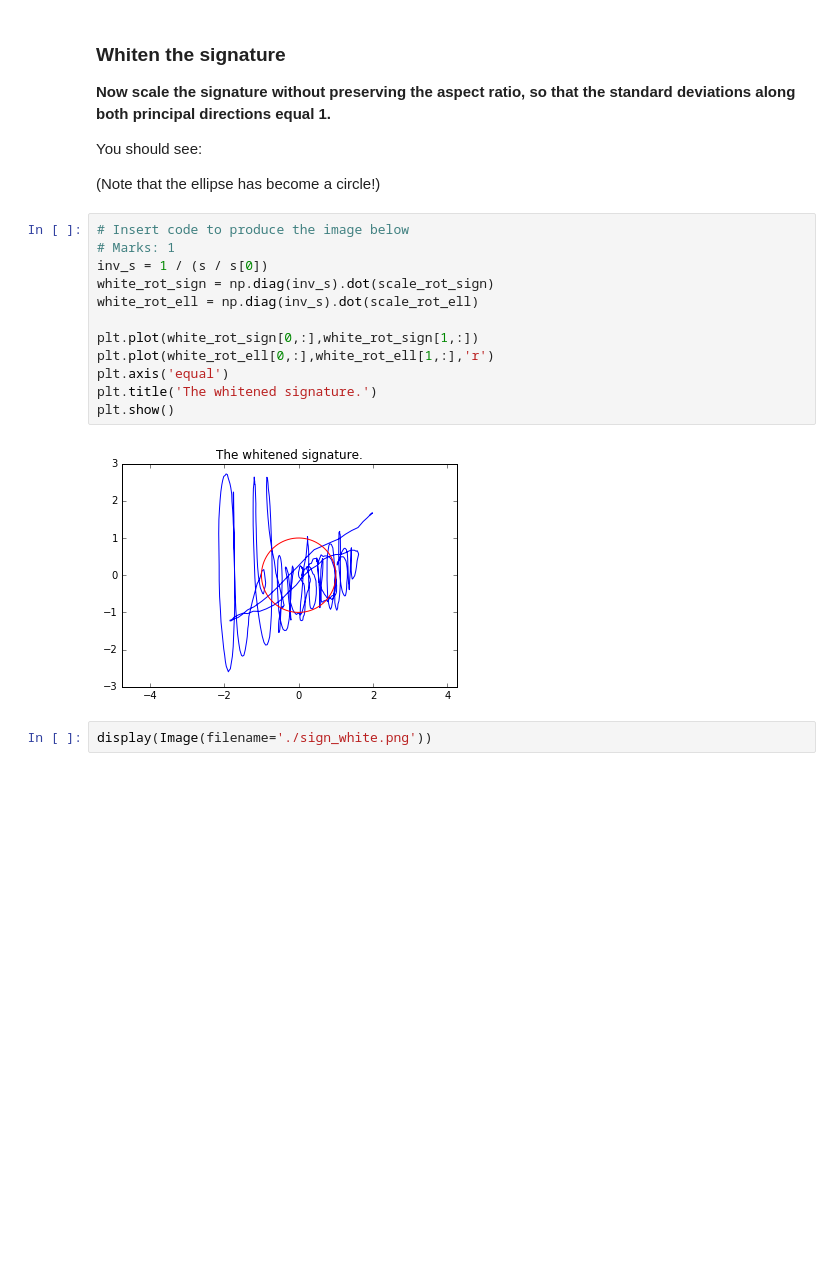
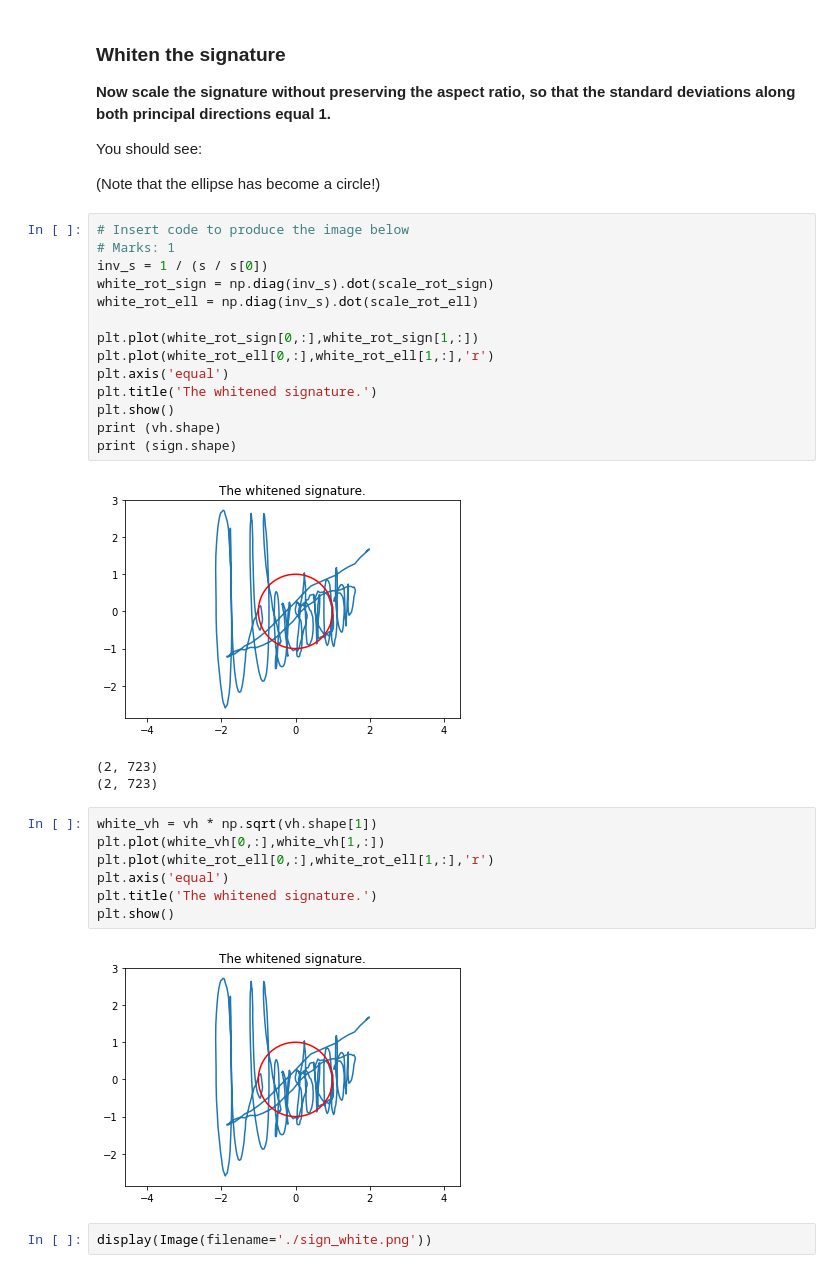
Before and after one commit to MHeymann/qwerty, a Jupyter notebook: assign1.ipynb, the cells around one changed output. Saved outputs shown, nothing was run; the diff lists cells and outputs as text; blank space fills up the shorter version.

```diff
--- a/assign1.ipynb
+++ b/assign1.ipynb
@@ -408,8 +411,21 @@ plt.plot(white_rot_ell[0,:],white_rot_ell[1,:],'r')
 plt.axis('equal')
 plt.title('The whitened signature.')
 plt.show()
+print (vh.shape)
+print (sign.shape)
 # %% [output]
-[figure, old version]
+[figure, new version]
+(2, 723)
+(2, 723)
+# %%
+white_vh = vh * np.sqrt(vh.shape[1])
+plt.plot(white_vh[0,:],white_vh[1,:])
+plt.plot(white_rot_ell[0,:],white_rot_ell[1,:],'r')
+plt.axis('equal')
+plt.title('The whitened signature.')
+plt.show()
+# %% [output]
+[figure, added]
 # %%
 display(Image(filename='./sign_white.png'))
 # %% [output]
```
Also changed, not shown: parts of 18 cells of this notebook.
